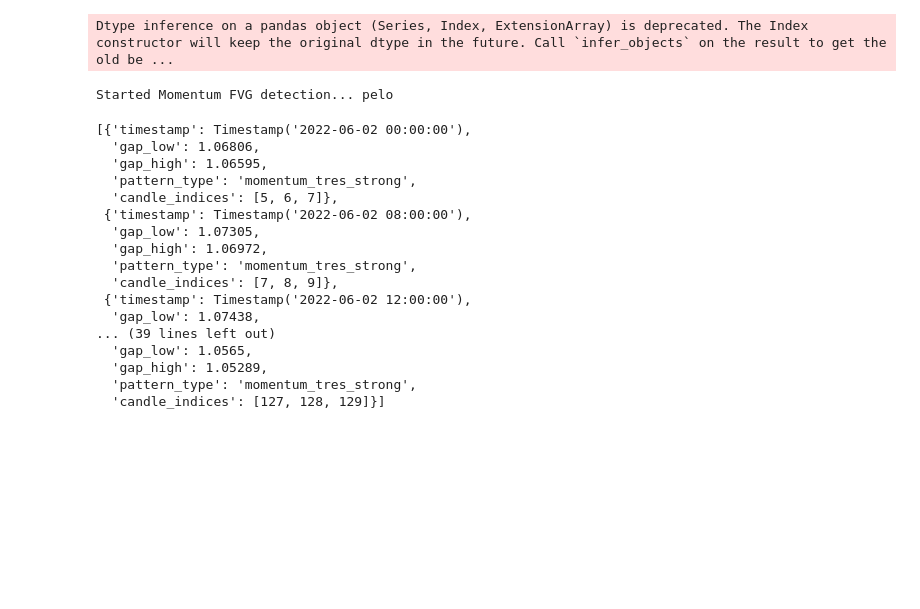
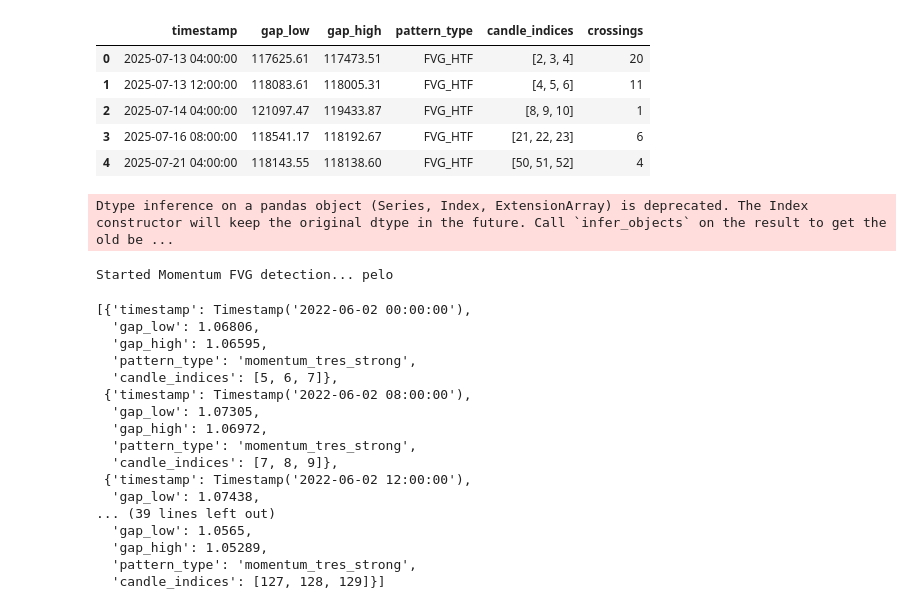
Before and after one commit to IliesElJ/metalib, a Jupyter notebook: metalib/notebooks/nb_metafvg.ipynb, the cells around one changed output. Drawn from its saved outputs; the diff is of its cells as text; code cells hidden in the pictures; blank space fills up the shorter version.

```diff
--- a/metalib/notebooks/nb_metafvg.ipynb
+++ b/metalib/notebooks/nb_metafvg.ipynb
@@ -8,5 +8,5 @@ size_position = 0.01
 limit_number_position = 1
 tag = "t_metafvg"
 # %%
-instance = MetaFvg(symbols, timeframe, size_position, tag, limit_number_position)
+instance = MetaFVG(symbols, timeframe, size_position, tag, limit_number_position)
 # %% [output]
@@ -64,5 +38,14 @@ KeyboardInterrupt:
 # %%
 from metalib.utils import load_hist_data
+# %%
+instance.all_htf_fvg_patterns
+# %% [output]
+|  | timestamp | gap_low | gap_high | pattern_type | candle_indices | crossings |
+| 0 | 2025-07-13 04:00:00 | 117625.61 | 117473.51 | FVG_HTF | [2, 3, 4] | 20 |
+| 1 | 2025-07-13 12:00:00 | 118083.61 | 118005.31 | FVG_HTF | [4, 5, 6] | 11 |
+| 2 | 2025-07-14 04:00:00 | 121097.47 | 119433.87 | FVG_HTF | [8, 9, 10] | 1 |
+| 3 | 2025-07-16 08:00:00 | 118541.17 | 118192.67 | FVG_HTF | [21, 22, 23] | 6 |
+| 4 | 2025-07-21 04:00:00 | 118143.55 | 118138.60 | FVG_HTF | [50, 51, 52] | 4 |
 # %%
 ohlc_df = load_hist_data("EURUSD", 2022)
 # %% [output]
```
Also changed, not shown: parts of 5 cells of this notebook, 1 other file.
